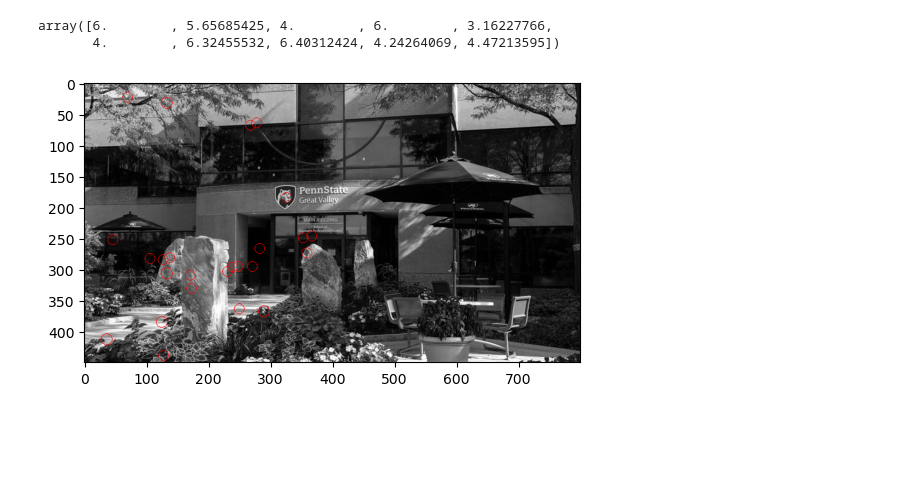
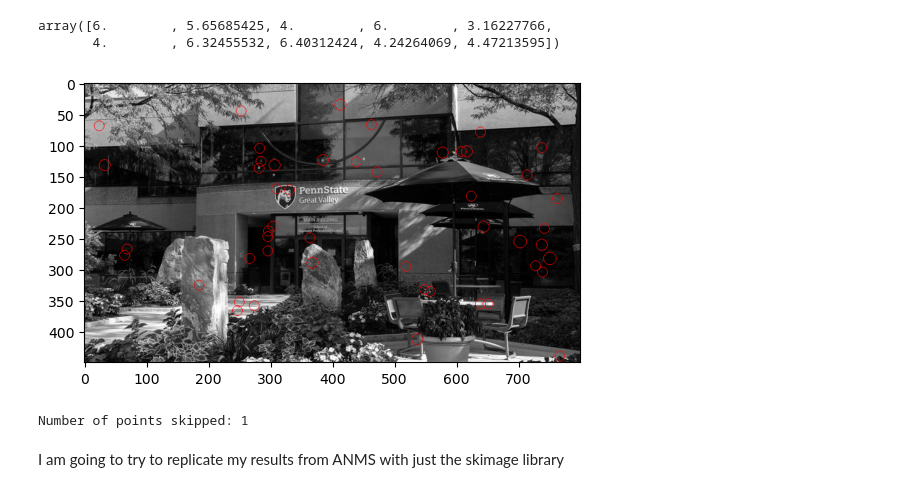
Before and after one commit to BBotzer/AI879, a Jupyter notebook: Week07/Botzer_AI879_HW_Q2_Week7.ipynb, the cells around one changed output. Saved outputs shown, nothing was run; the diff lists cells and outputs as text; code cells hidden in the pictures; blank space fills up the shorter version.

```diff
--- a/Week07/Botzer_AI879_HW_Q2_Week7.ipynb
+++ b/Week07/Botzer_AI879_HW_Q2_Week7.ipynb
@@ -241,18 +364,33 @@ sorted_y_centers = sorted_harris_corners[0:,1]
 # %%
 # Make circles at each of the 'n' radii for on the image
 
 fig, ax = plt.subplots(ncols=1, nrows=1)
 
+# Count the number of cirlces that will occur outside of the image
+skipped = 0
+
 # for n_points worth of x,y points with a radius, create a circle
 for x_pt, y_pt, rad in zip(sorted_x_centers[:n_points], sorted_y_centers[:n_points], sorted_rad_vec[:n_points]):
-    c_y, c_x = ski.draw.circle_perimeter(int(y_pt), int(x_pt), int(rad), shape=marked_image.shape)
+    # This provides back in row, column
+    c_y, c_x = ski.draw.circle_perimeter(int(y_pt), int(x_pt), int(rad))#, shape=marked_image.shape)
 
     # Mark up the image with a red circle
     #  Note: the circle is [R,G,B] in float values {0,1}
-    marked_image[c_y, c_x] = [1,0,0]
+
+    # If any location on the cirlce radius is outside of the image, do not plot that cirlce.
+    if np.any(c_y>=800) or np.any(c_x>=450):
+        skipped += 1
+    else:
+        marked_image[c_x, c_y] = (1,0,0) # the row, column from circle_permieter needs flipped again for plotting
+
 
 # Display the marked up image
 ax.imshow(marked_image)
 plt.show()
+
+print(f'Number of points skipped: {skipped}')
 # %% [output]
-[figure, old version]
+[figure, new version]
+Number of points skipped: 1
+# %% [markdown]
+I am going to try to replicate my results from ANMS with just the skimage library
```
Also changed, not shown: parts of 18 cells of this notebook, 1 other file.
